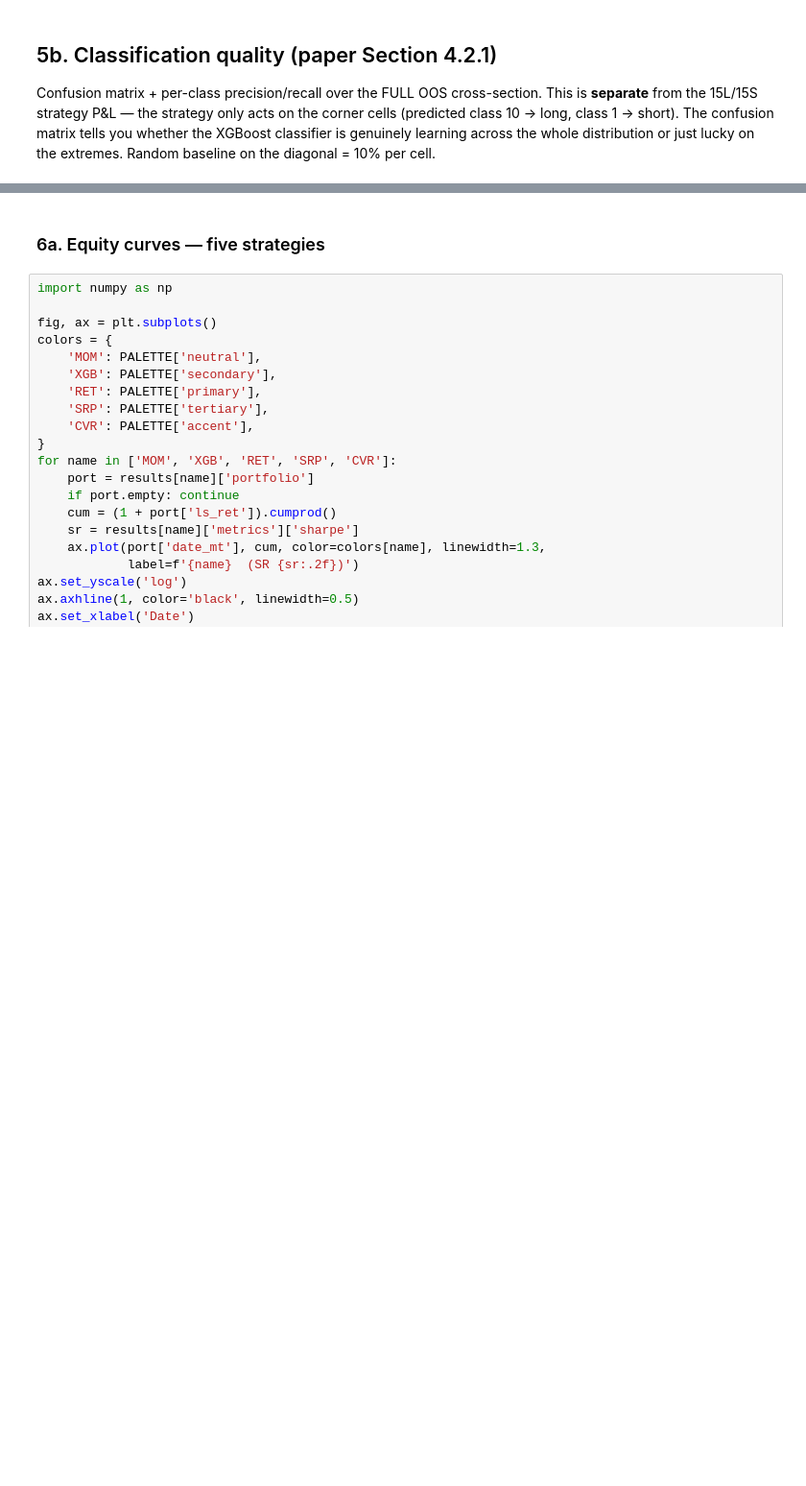
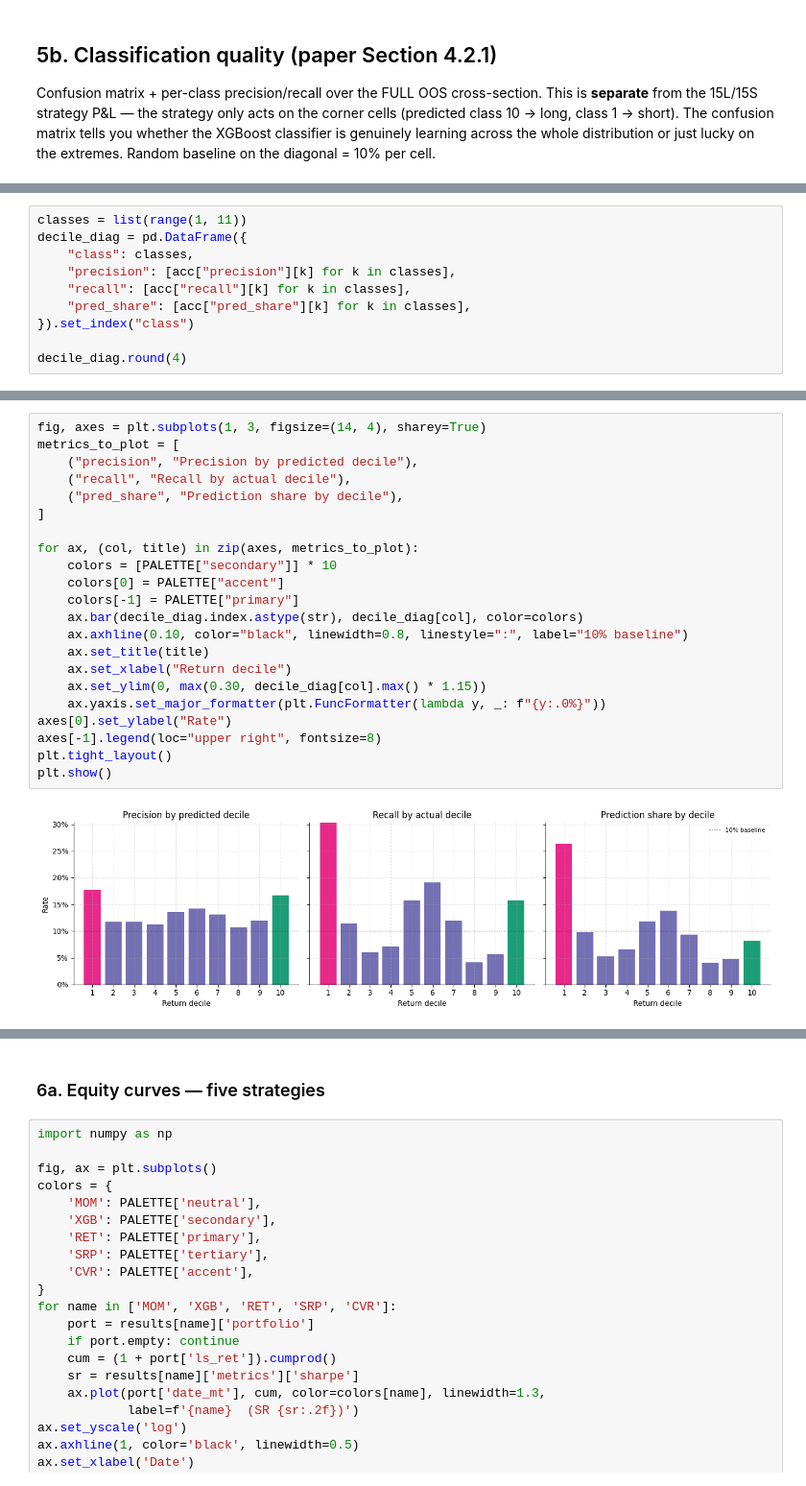
Before and after one commit to galamboslajos/Finance-Working-Files, a Jupyter notebook: Investments_2026/deep_momentum/run.ipynb, the cells around one changed output, grey strips where cells are left out. Shown at 96% size. Cells and saved outputs as stored; diff of their text form; blank space fills up the shorter version.

```diff
--- a/Investments_2026/deep_momentum/run.ipynb
+++ b/Investments_2026/deep_momentum/run.ipynb
@@ -245,0 +300,10 @@ Per-class precision and recall:
+# %%
+classes = list(range(1, 11))
+decile_diag = pd.DataFrame({
+    "class": classes,
+    "precision": [acc["precision"][k] for k in classes],
+    "recall": [acc["recall"][k] for k in classes],
+    "pred_share": [acc["pred_share"][k] for k in classes],
+}).set_index("class")
+
+decile_diag.round(4)
@@ -246 +323,25 @@ Per-class precision and recall:
+# %%
+fig, axes = plt.subplots(1, 3, figsize=(14, 4), sharey=True)
+metrics_to_plot = [
+    ("precision", "Precision by predicted decile"),
+    ("recall", "Recall by actual decile"),
+    ("pred_share", "Prediction share by decile"),
+]
+
+for ax, (col, title) in zip(axes, metrics_to_plot):
+    colors = [PALETTE["secondary"]] * 10
+    colors[0] = PALETTE["accent"]
+    colors[-1] = PALETTE["primary"]
+    ax.bar(decile_diag.index.astype(str), decile_diag[col], color=colors)
+    ax.axhline(0.10, color="black", linewidth=0.8, linestyle=":", label="10% baseline")
+    ax.set_title(title)
+    ax.set_xlabel("Return decile")
+    ax.set_ylim(0, max(0.30, decile_diag[col].max() * 1.15))
+    ax.yaxis.set_major_formatter(plt.FuncFormatter(lambda y, _: f"{y:.0%}"))
+axes[0].set_ylabel("Rate")
+axes[-1].legend(loc="upper right", fontsize=8)
+plt.tight_layout()
+plt.show()
+# %% [output]
+[figure, added]
 # %% [markdown]
```
Also changed, not shown: parts of 50 cells of this notebook, 11 other files.
